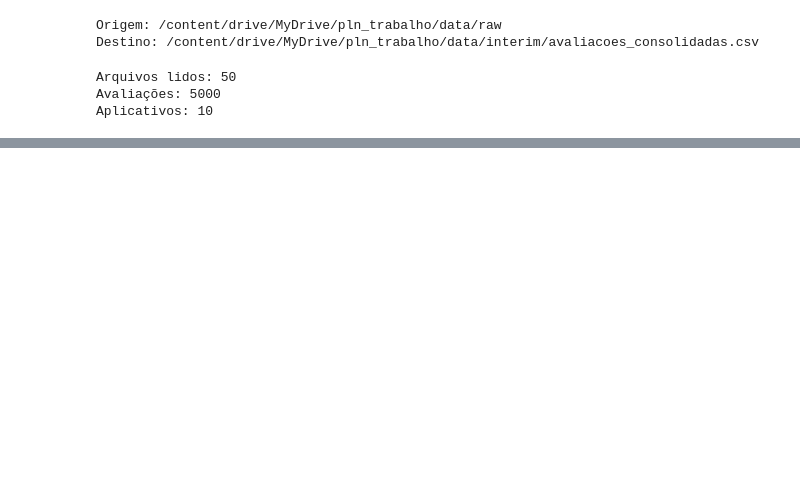
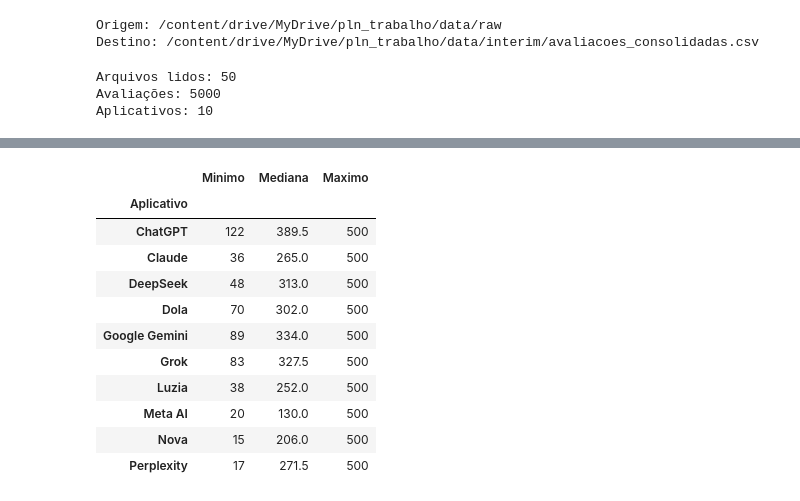
Before and after one commit to felipe-durval/pln_trabalho, a Jupyter notebook: notebooks/02_preparacao.ipynb, the cells around one changed output, grey strips where cells are left out. Drawn from its saved outputs; the diff is of its cells as text; code cells hidden in the pictures; blank space fills up the shorter version.

```diff
--- a/notebooks/02_preparacao.ipynb
+++ b/notebooks/02_preparacao.ipynb
@@ -112,0 +356,27 @@ Total de avaliações: 5000
+# %%
+comprimentos = (
+    df.assign(caracteres=df["content"].str.len())
+    .groupby("app_name")["caracteres"]
+    .agg(
+        Minimo="min",
+        Mediana="median",
+        Maximo="max"
+    )
+)
+
+comprimentos.index.name = "Aplicativo"
+
+display(comprimentos)
+# %% [output]
+|  | Minimo | Mediana | Maximo |
+| Aplicativo |  |  |  |
+| ChatGPT | 122 | 389.5 | 500 |
+| Claude | 36 | 265.0 | 500 |
+| DeepSeek | 48 | 313.0 | 500 |
+| Dola | 70 | 302.0 | 500 |
+| Google Gemini | 89 | 334.0 | 500 |
+| Grok | 83 | 327.5 | 500 |
+| Luzia | 38 | 252.0 | 500 |
+| Meta AI | 20 | 130.0 | 500 |
+| Nova | 15 | 206.0 | 500 |
+| Perplexity | 17 | 271.5 | 500 |
```
Also changed, not shown: parts of 31 cells of this notebook, 5 other files.
